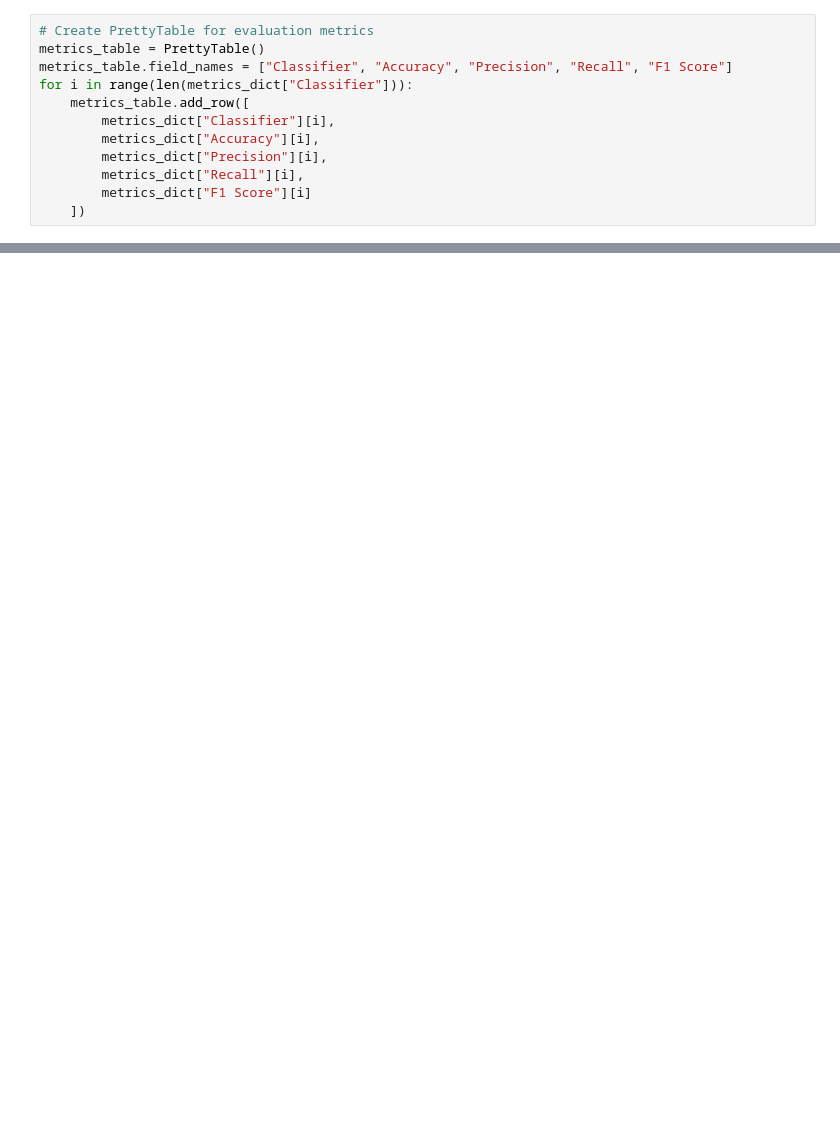
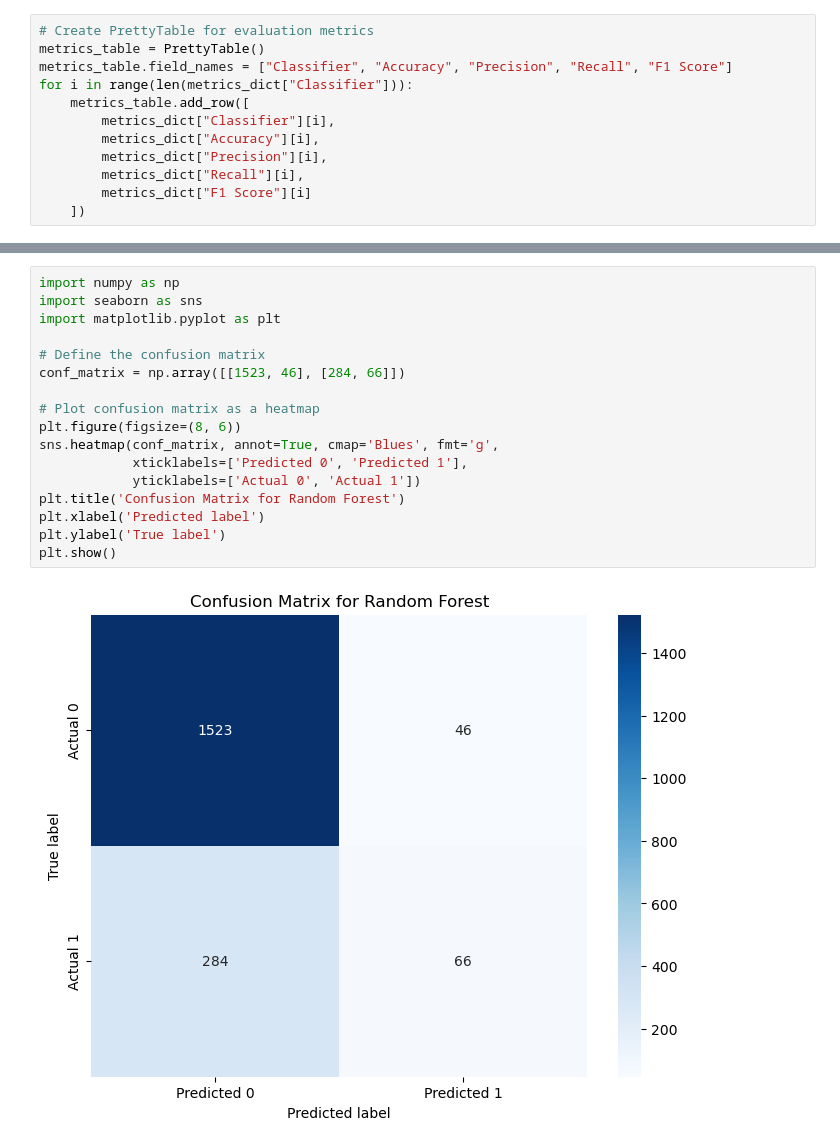
Before and after one commit to joshimanjari/Software_Defect_Prediction, a Jupyter notebook: software_defect_prediction.ipynb, the cells around one changed output, grey strips where cells are left out. Cells and saved outputs as stored; diff of their text form; blank space fills up the shorter version.

```diff
--- a/software_defect_prediction.ipynb
+++ b/software_defect_prediction.ipynb
@@ -137,0 +375,19 @@ print(metrics_table)
+# %%
+import numpy as np
+import seaborn as sns
+import matplotlib.pyplot as plt
+
+# Define the confusion matrix
+conf_matrix = np.array([[1523, 46], [284, 66]])
+
+# Plot confusion matrix as a heatmap
+plt.figure(figsize=(8, 6))
+sns.heatmap(conf_matrix, annot=True, cmap='Blues', fmt='g',
+            xticklabels=['Predicted 0', 'Predicted 1'],
+            yticklabels=['Actual 0', 'Actual 1'])
+plt.title('Confusion Matrix for Random Forest')
+plt.xlabel('Predicted label')
+plt.ylabel('True label')
+plt.show()
+# %% [output]
+[figure, added]
```
Also changed, not shown: parts of 27 cells of this notebook, 1 other file.
